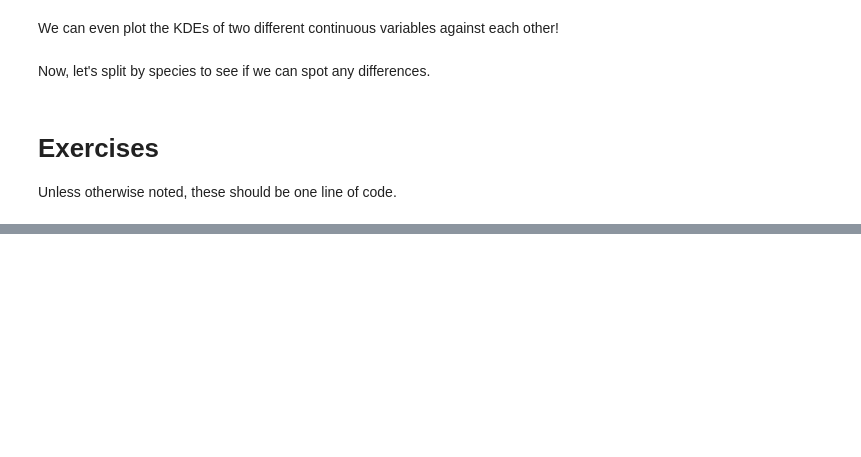
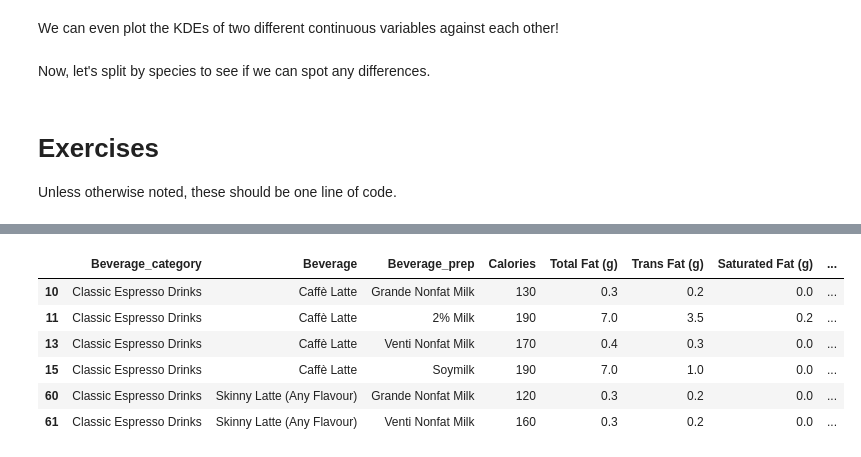
Before and after one commit to roshnimisra/mdst_workshops, a Jupyter notebook: workshop2/Numpy and Pandas.ipynb, the cells around one changed output, grey strips where cells are left out. Saved outputs shown, nothing was run; the diff lists cells and outputs as text; code cells hidden in the pictures; blank space fills up the shorter version.

```diff
--- a/workshop2/Numpy and Pandas.ipynb
+++ b/workshop2/Numpy and Pandas.ipynb
@@ -402,0 +524,18 @@ b = None # change this
+# %%
+# It's bulking season. What drink should Renee get so that she maximizes protein but minimizes calories?
+# (you can use more than one line for this one)
+# there are multiple valid approaches you can take for this (with different answers)
+# I know that you want more calories for bulking season but whatever this is MDST, not Michigan Muscle Club okay
+
+high_protein = df[df["Protein (g)"] > 10]
+low_cal = high_protein[high_protein["Calories"] < 200]
+hiplowcal = low_cal[(low_cal["Calories"]/low_cal["Protein (g)"]) < 16]
+hiplowcal
+# %% [output]
+|  | Beverage_category | Beverage | Beverage_prep | Calories | Total Fat (g) | Trans Fat (g) | Saturated Fat (g) | ... |
+| 10 | Classic Espresso Drinks | Caffè Latte | Grande Nonfat Milk | 130 | 0.3 | 0.2 | 0.0 | ... |
+| 11 | Classic Espresso Drinks | Caffè Latte | 2% Milk | 190 | 7.0 | 3.5 | 0.2 | ... |
+| 13 | Classic Espresso Drinks | Caffè Latte | Venti Nonfat Milk | 170 | 0.4 | 0.3 | 0.0 | ... |
+| 15 | Classic Espresso Drinks | Caffè Latte | Soymilk | 190 | 7.0 | 1.0 | 0.0 | ... |
+| 60 | Classic Espresso Drinks | Skinny Latte (Any Flavour) | Grande Nonfat Milk | 120 | 0.3 | 0.2 | 0.0 | ... |
+| 61 | Classic Espresso Drinks | Skinny Latte (Any Flavour) | Venti Nonfat Milk | 160 | 0.3 | 0.2 | 0.0 | ... |
```
Also changed, not shown: parts of 43 cells of this notebook.
